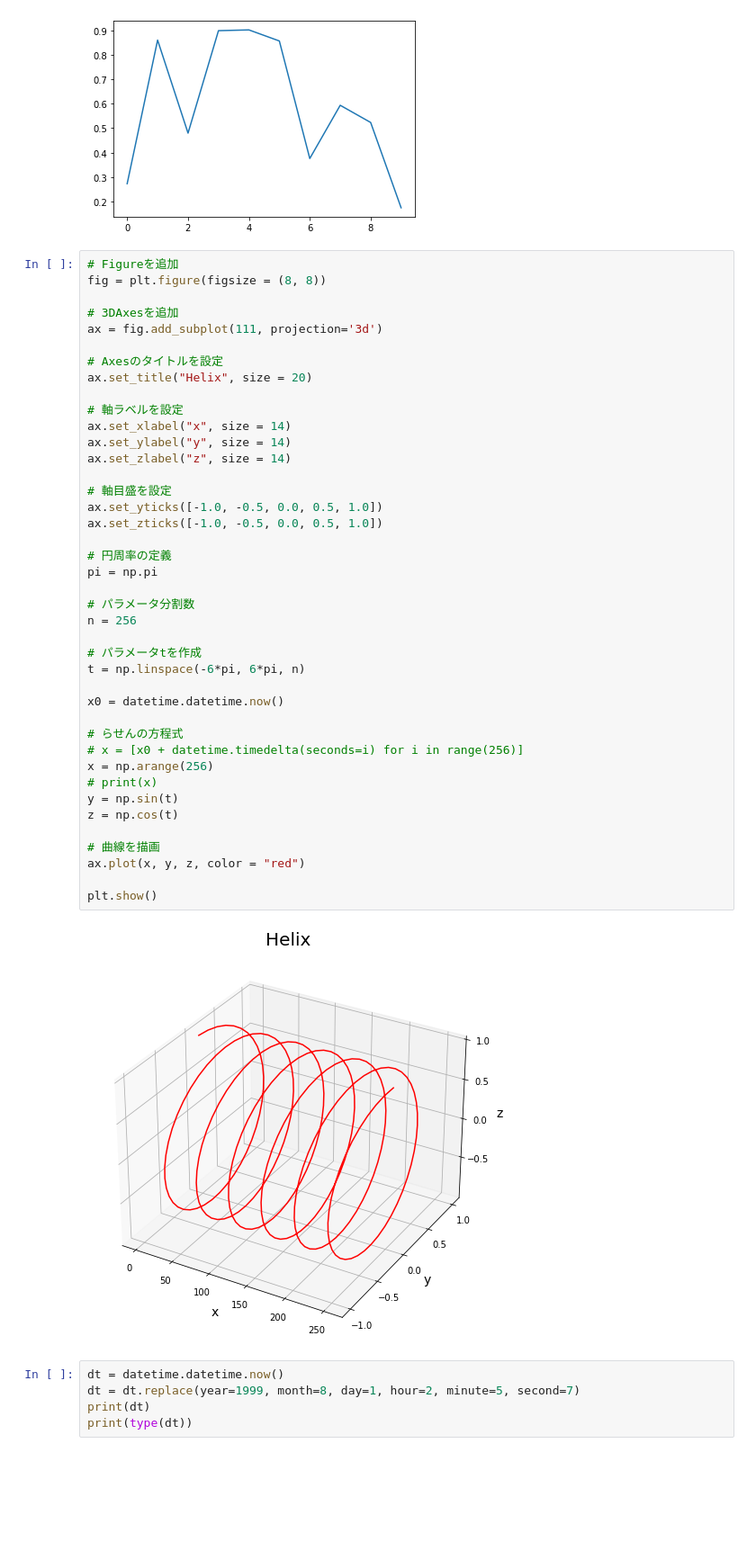
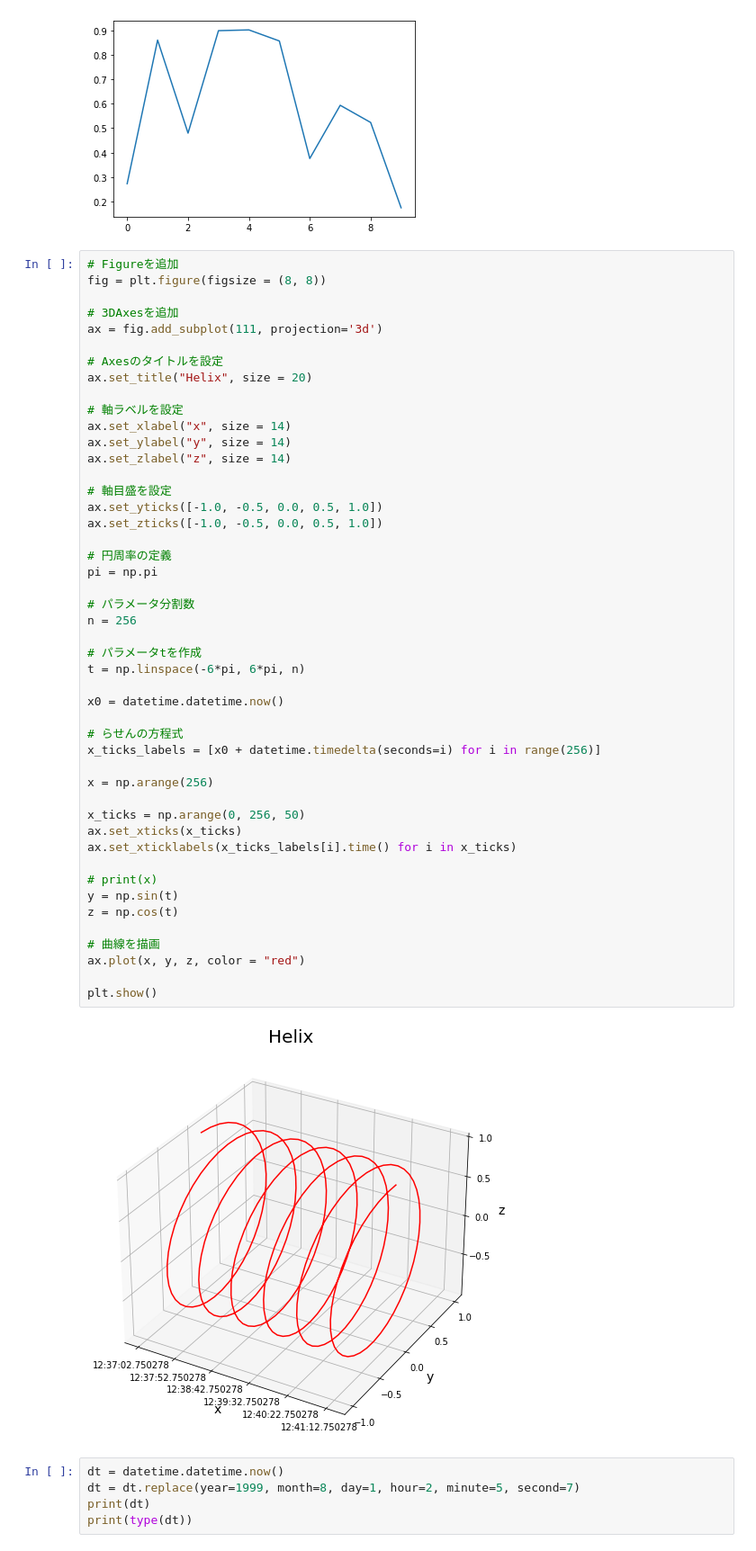
Before and after one commit to asano-lab/oasobi, a Jupyter notebook: test01.ipynb, the cells around one changed output. Shown: that part at 90% size. Drawn from its saved outputs; the diff is of its cells as text; blank space fills up the shorter version.

```diff
--- a/test01.ipynb
+++ b/test01.ipynb
@@ -26,35 +26,41 @@ ax.set_title("Helix", size = 20)
 ax.set_xlabel("x", size = 14)
 ax.set_ylabel("y", size = 14)
 ax.set_zlabel("z", size = 14)
 
 # 軸目盛を設定
 ax.set_yticks([-1.0, -0.5, 0.0, 0.5, 1.0])
 ax.set_zticks([-1.0, -0.5, 0.0, 0.5, 1.0])
 
 # 円周率の定義
 pi = np.pi
 
 # パラメータ分割数
 n = 256
 
 # パラメータtを作成
 t = np.linspace(-6*pi, 6*pi, n)
 
 x0 = datetime.datetime.now()
 
 # らせんの方程式
-# x = [x0 + datetime.timedelta(seconds=i) for i in range(256)]
+x_ticks_labels = [x0 + datetime.timedelta(seconds=i) for i in range(256)]
+
 x = np.arange(256)
+
+x_ticks = np.arange(0, 256, 50)
+ax.set_xticks(x_ticks)
+ax.set_xticklabels(x_ticks_labels[i].time() for i in x_ticks)
+
 # print(x)
 y = np.sin(t)
 z = np.cos(t)
 
 # 曲線を描画
 ax.plot(x, y, z, color = "red")
 
 plt.show()
 # %% [output]
-[figure, old version]
+[figure, new version]
 # %%
 dt = datetime.datetime.now()
 dt = dt.replace(year=1999, month=8, day=1, hour=2, minute=5, second=7)
```
